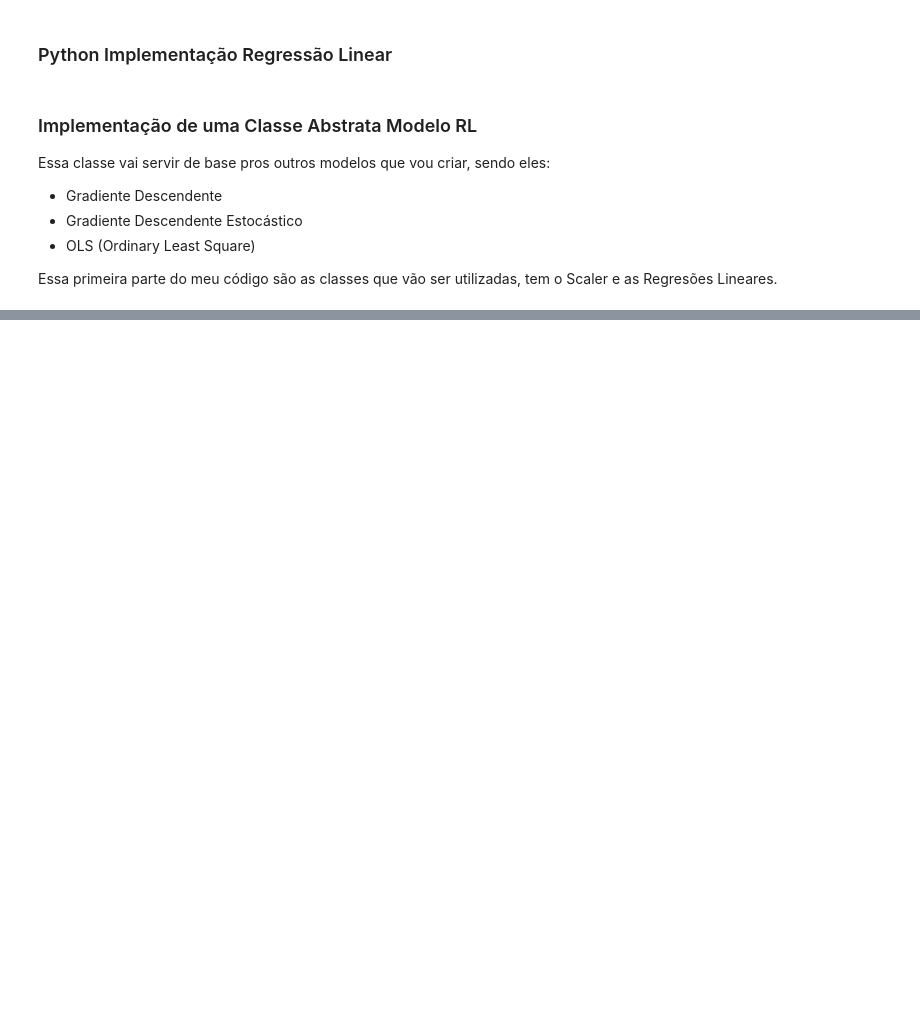
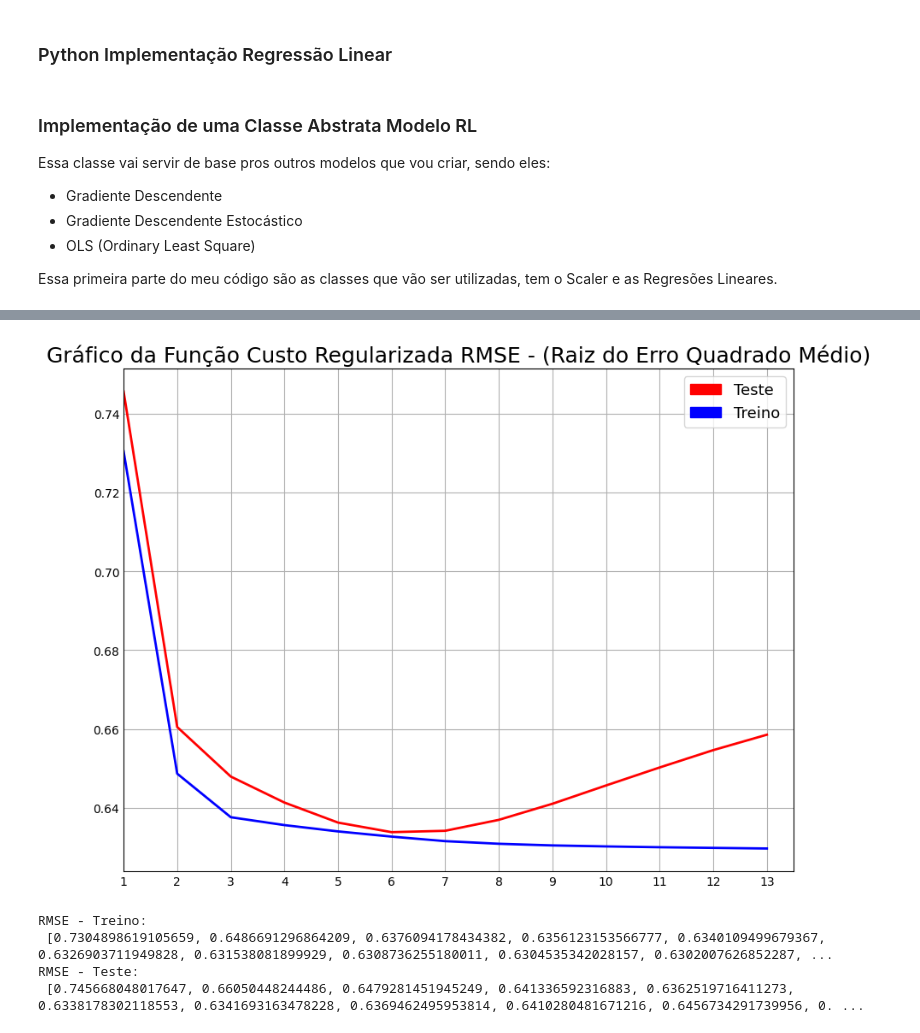
Before and after one commit to murilovpinheiro/LinearRegression, a Jupyter notebook: RegressaoLinear.ipynb, the cells around one changed output, grey strips where cells are left out. Drawn from its saved outputs; the diff is of its cells as text; code cells hidden in the pictures; blank space fills up the shorter version.

```diff
--- a/RegressaoLinear.ipynb
+++ b/RegressaoLinear.ipynb
@@ -581,52 +611,9 @@ questao2regularizada(dataset2)
 # %%
-## TESTE QUE EU FIZ PARA VER SE A POLINOMIAL FUNCIONAVA DIREITINHO, RESOLVI DEIXAR AQUI NO FIM SÓ POR DEIXAR MESMO
-def teste(data):
-    data = np.array(data)
-    data2 = np.array(data)
-    data3 = np.array(data)
-
-    GD = GradientDescent()
-    GD2 = GradientDescent()
-    OLS = OrdinaryLeastSquare()
-
-    data = GD.polinomial(data, 13)
-    data2 = GD2.polinomial(data2, 13)
-    data3 = OLS.polinomial(data3, 13)
-
-    treino, teste = dividirTreinoTeste(data, 1.0)
-
-    #dividindo x e y
-    xtreino = data[:, :treino.shape[1] - 1]
-    xteste = teste[:, :teste.shape[1] - 1]
-
-    ytreino = data[:, [treino.shape[1] - 1]]
-    yteste = teste[:, [teste.shape[1] - 1]]
-
-    GD2.train(xtreino, ytreino, alpha = 0.9 ,numberofIterations = 2000)
-    GD.train(xtreino, ytreino, alpha = 0.9 ,numberofIterations = 2000, l2 = 0.15)
-    OLS.train(xtreino, ytreino, l2 = 0.15)
-
-    #pred = GD.test(xteste)
-    #print(GD.getWeights())
-
-    #resultados = np.sqrt(((pred - yteste)**2).sum()/teste.shape[0])
-
-    retaX = np.linspace(-1, 1, 100)
-    retaY = np.zeros(100)
-    retaY2 = np.zeros(100)
-    retaY3 = np.zeros(100)
-
-    for i in range(14):
-        retaY += retaX ** i * GD.getWeights()[i]
-        retaY2 += retaX ** i * GD2.getWeights()[i]
-        retaY3 += retaX ** i * OLS.getWeights()[i]
-    plt.plot(xtreino[:, 0], ytreino, 'ro')
-    plt.plot(retaX, retaY, 'b-')
-    plt.plot(retaX, retaY2, 'g-')
-    plt.plot(retaX, retaY3, 'y-')
-    print(GD.getWeights())
-    print(GD2.getWeights())
-    print(OLS.getWeights())
-    plt.show()
-
-    #print(resultados)
+#Saida da Questão 3
+questao2regularizada(dataset2)
+# %% [output]
+[figure, added]
+RMSE - Treino:
+ [0.7304898619105659, 0.6486691296864209, 0.6376094178434382, 0.6356123153566777, 0.6340109499679367, 0.6326903711949828, 0.631538081899929, 0.6308736255180011, 0.6304535342028157, 0.6302007626852287, ...
+RMSE - Teste:
+ [0.745668048017647, 0.66050448244486, 0.6479281451945249, 0.641336592316883, 0.6362519716411273, 0.6338178302118553, 0.6341693163478228, 0.6369462495953814, 0.6410280481671216, 0.6456734291739956, 0. ...
```
Also changed, not shown: parts of 8 cells of this notebook.
